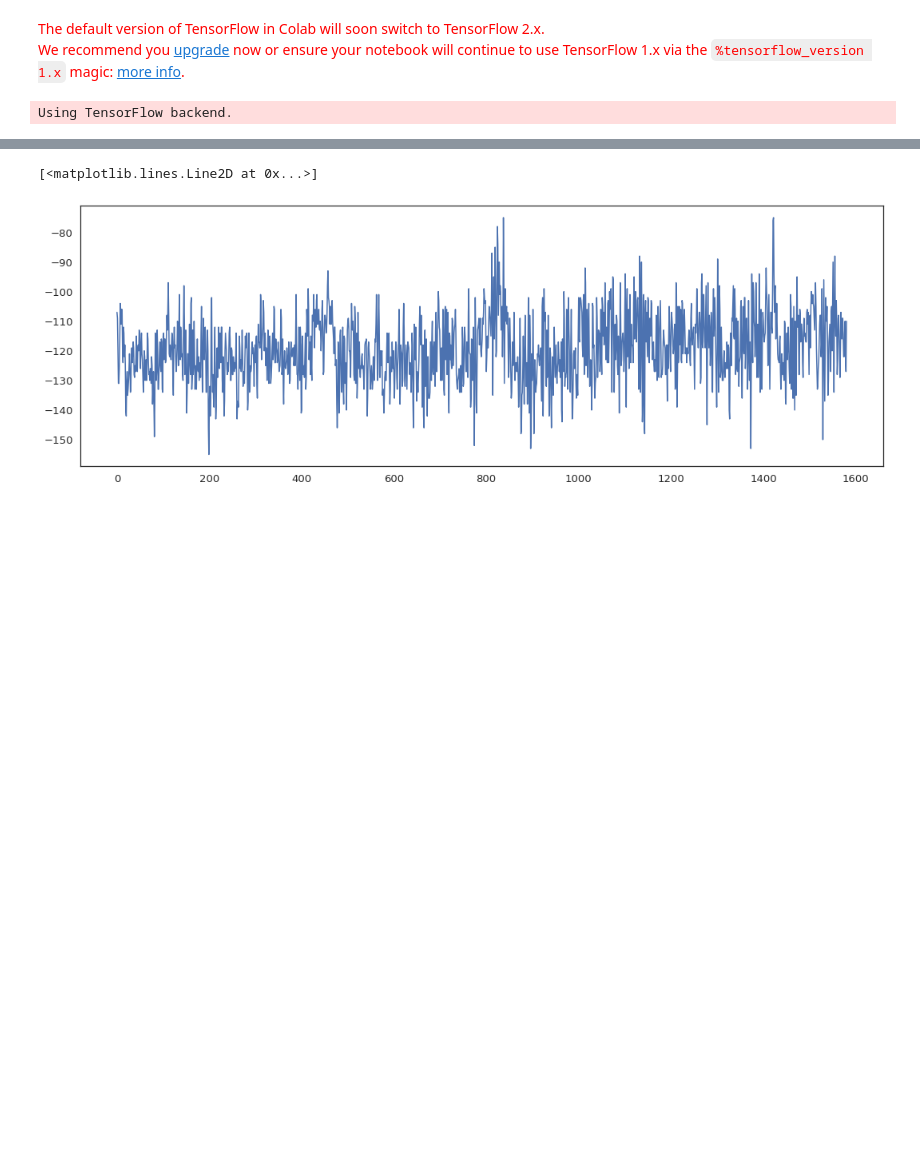
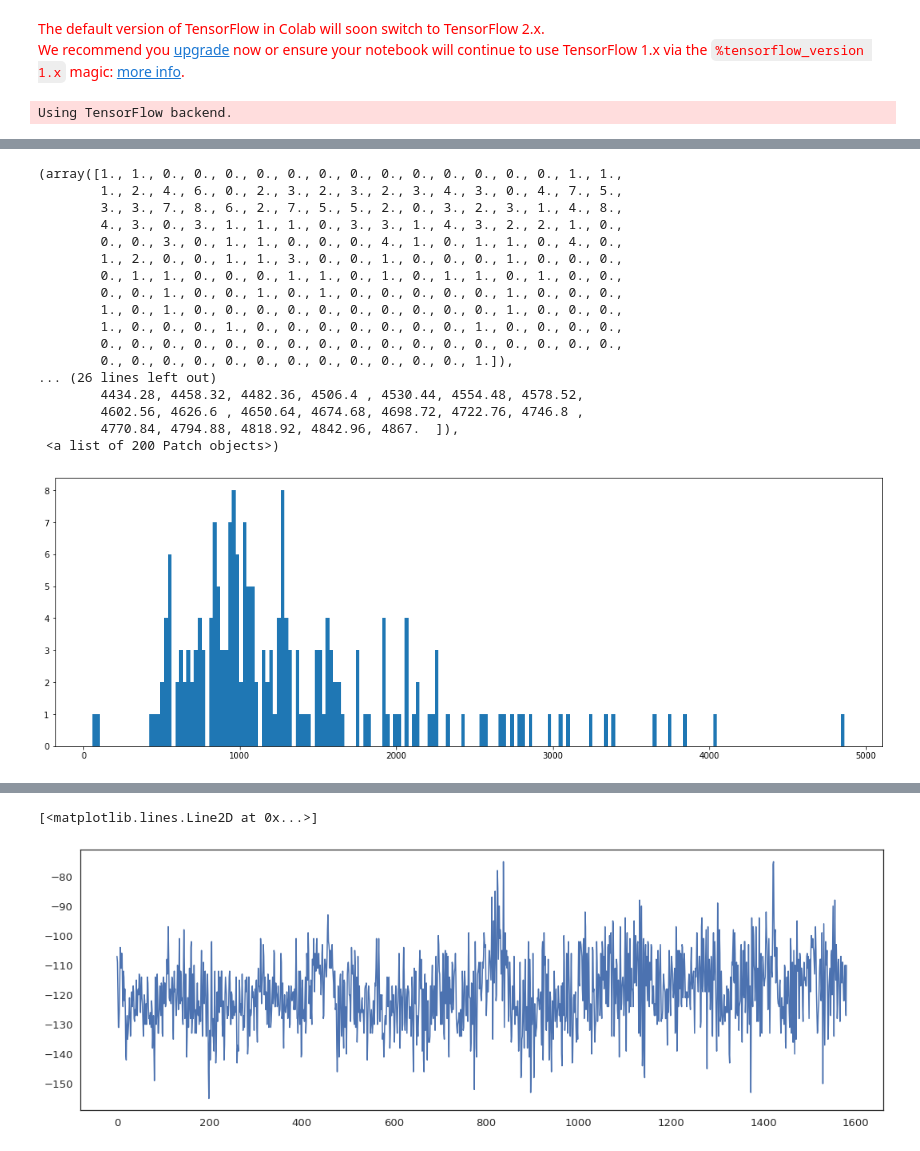
Before and after one commit to Nusserle/LieDetection, a Jupyter notebook: LieDetectionEEG.ipynb, the cells around one changed output, grey strips where cells are left out. Saved outputs shown, nothing was run; the diff lists cells and outputs as text; code cells hidden in the pictures; blank space fills up the shorter version.

```diff
--- a/LieDetectionEEG.ipynb
+++ b/LieDetectionEEG.ipynb
@@ -40,0 +52,21 @@ df_eeg = df[['eeg', 'truth']].dropna().reset_index()
+# %%
+plt.hist(lengths, bins=200)
+# %% [output]
+(array([1., 1., 0., 0., 0., 0., 0., 0., 0., 0., 0., 0., 0., 0., 0., 1., 1.,
+        1., 2., 4., 6., 0., 2., 3., 2., 3., 2., 3., 4., 3., 0., 4., 7., 5.,
+        3., 3., 7., 8., 6., 2., 7., 5., 5., 2., 0., 3., 2., 3., 1., 4., 8.,
+        4., 3., 0., 3., 1., 1., 1., 0., 3., 3., 1., 4., 3., 2., 2., 1., 0.,
+        0., 0., 3., 0., 1., 1., 0., 0., 0., 4., 1., 0., 1., 1., 0., 4., 0.,
+        1., 2., 0., 0., 1., 1., 3., 0., 0., 1., 0., 0., 0., 1., 0., 0., 0.,
+        0., 1., 1., 0., 0., 0., 1., 1., 0., 1., 0., 1., 1., 0., 1., 0., 0.,
+        0., 0., 1., 0., 0., 1., 0., 1., 0., 0., 0., 0., 0., 1., 0., 0., 0.,
+        1., 0., 1., 0., 0., 0., 0., 0., 0., 0., 0., 0., 0., 1., 0., 0., 0.,
+        1., 0., 0., 0., 1., 0., 0., 0., 0., 0., 0., 0., 1., 0., 0., 0., 0.,
+        0., 0., 0., 0., 0., 0., 0., 0., 0., 0., 0., 0., 0., 0., 0., 0., 0.,
+        0., 0., 0., 0., 0., 0., 0., 0., 0., 0., 0., 0., 1.]),
+... (26 lines left out)
+        4434.28, 4458.32, 4482.36, 4506.4 , 4530.44, 4554.48, 4578.52,
+        4602.56, 4626.6 , 4650.64, 4674.68, 4698.72, 4722.76, 4746.8 ,
+        4770.84, 4794.88, 4818.92, 4842.96, 4867.  ]),
+ <a list of 200 Patch objects>)
+[figure, added]
```
Also changed, not shown: parts of 21 cells of this notebook.
